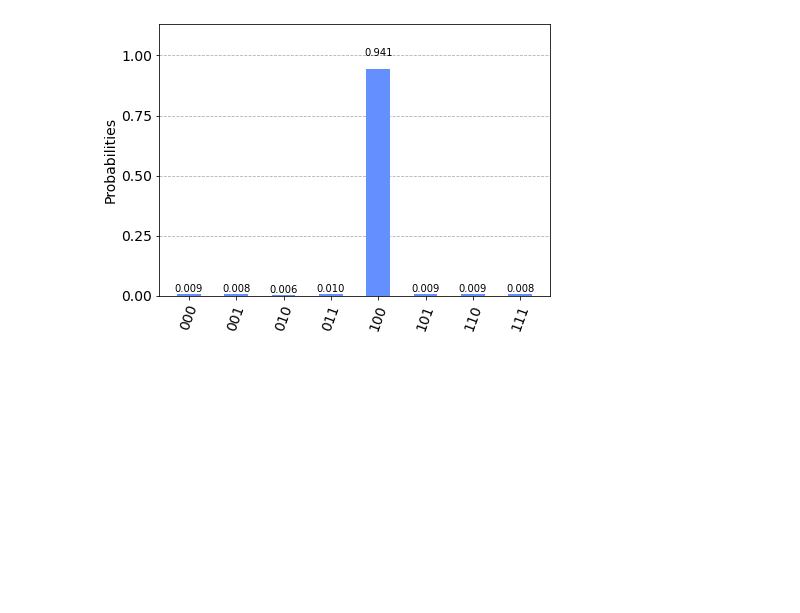
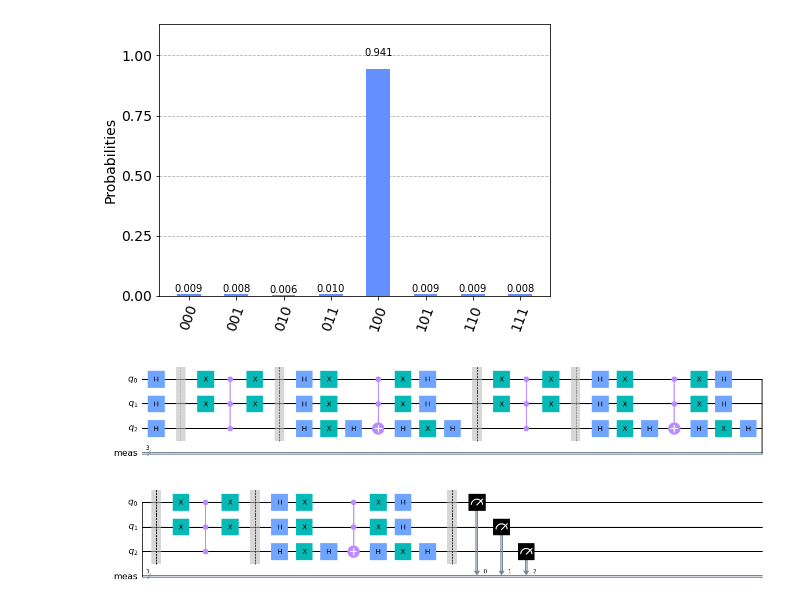
Before and after one commit to lucassciuti/qiskit, a Jupyter notebook: quantum_algorithms/grover_algorithm.ipynb, the cells around one changed output. Cells and saved outputs as stored; diff of their text form; code cells hidden in the pictures; blank space fills up the shorter version.

```diff
--- a/quantum_algorithms/grover_algorithm.ipynb
+++ b/quantum_algorithms/grover_algorithm.ipynb
@@ -190,3 +186,83 @@ answer = results.get_counts()
 plot_histogram(answer)
 # %% [output]
 [figure]
+# %%
+n = 3
+
+open_circuit = QuantumCircuit(n)
+
+# Initialization
+[open_circuit.h(qubit) for qubit in range(n)]
+open_circuit.barrier()
+
+# Search solution = 110
+"""open_circuit.x(2)
+open_circuit = open_circuit.compose(MCMT('cz', 2, 1, label=None))
+open_circuit.x(2)
+open_circuit.barrier()"""
+
+# Search solution = 001
+open_circuit.x(0)
+open_circuit.x(1)
+open_circuit = open_circuit.compose(MCMT('cz', 2, 1, label=None))
+open_circuit.x(0)
+open_circuit.x(1)
+open_circuit.barrier()
+
+# Diffuser
+[open_circuit.h(qubit) for qubit in range(n)]
+[open_circuit.x(qubit) for qubit in range(n)]
+
+open_circuit.h(n - 1)
+open_circuit.mct(list(range(n - 1)), n - 1)
+open_circuit.h(n - 1)
+
+[open_circuit.x(qubit) for qubit in range(n)]
+[open_circuit.h(qubit) for qubit in range(n)]
+open_circuit.barrier()
+
+# Search solution = 001
+open_circuit.x(0)
+open_circuit.x(1)
+open_circuit = open_circuit.compose(MCMT('cz', 2, 1, label=None))
+open_circuit.x(0)
+open_circuit.x(1)
+open_circuit.barrier()
+
+# Diffuser
+[open_circuit.h(qubit) for qubit in range(n)]
+[open_circuit.x(qubit) for qubit in range(n)]
+
+open_circuit.h(n - 1)
+open_circuit.mct(list(range(n - 1)), n - 1)
+open_circuit.h(n - 1)
+
+[open_circuit.x(qubit) for qubit in range(n)]
+[open_circuit.h(qubit) for qubit in range(n)]
+open_circuit.barrier()
+
+# Search solution = 001
+open_circuit.x(0)
+open_circuit.x(1)
+open_circuit = open_circuit.compose(MCMT('cz', 2, 1, label=None))
+open_circuit.x(0)
+open_circuit.x(1)
+open_circuit.barrier()
+
+# Diffuser
+[open_circuit.h(qubit) for qubit in range(n)]
+[open_circuit.x(qubit) for qubit in range(n)]
+
+open_circuit.h(n - 1)
+open_circuit.mct(list(range(n - 1)), n - 1)
+open_circuit.h(n - 1)
+
+[open_circuit.x(qubit) for qubit in range(n)]
+[open_circuit.h(qubit) for qubit in range(n)]
+
+
+open_circuit.measure_all()
+
+open_circuit.draw(output='mpl')
+# %% [output]
+[figure, added]
```
Also changed, not shown: parts of 3 cells of this notebook, 1 other file.
